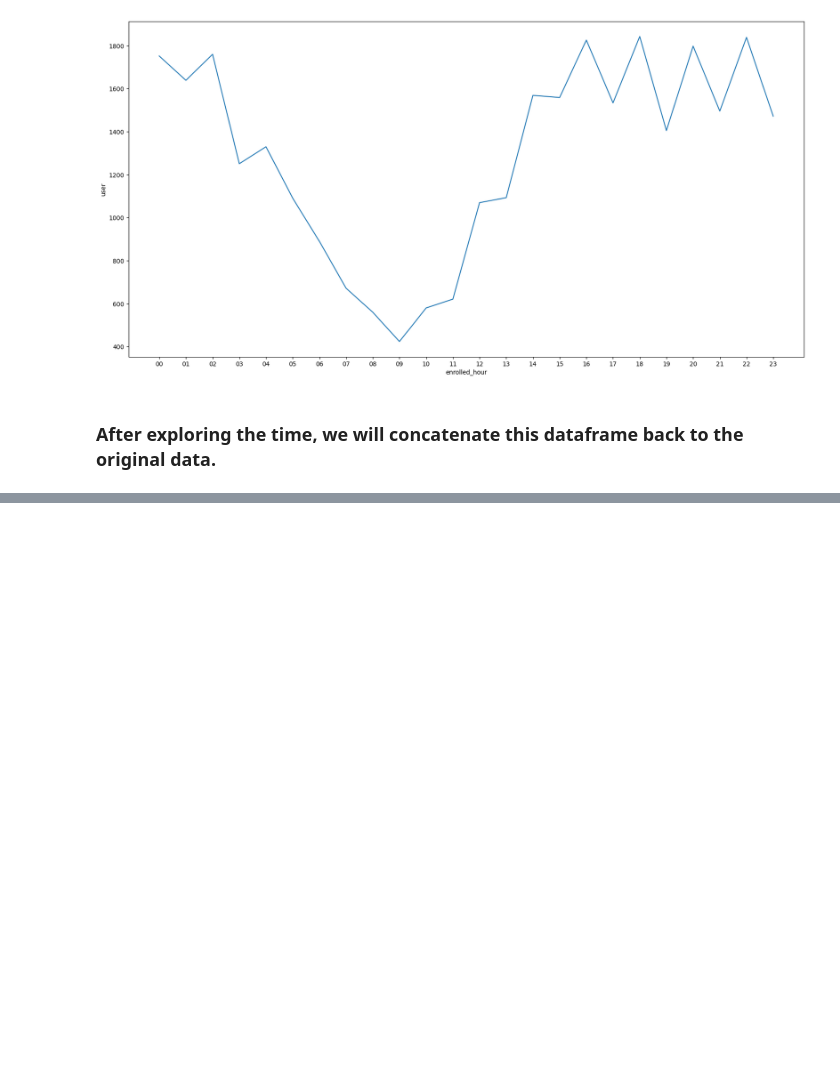
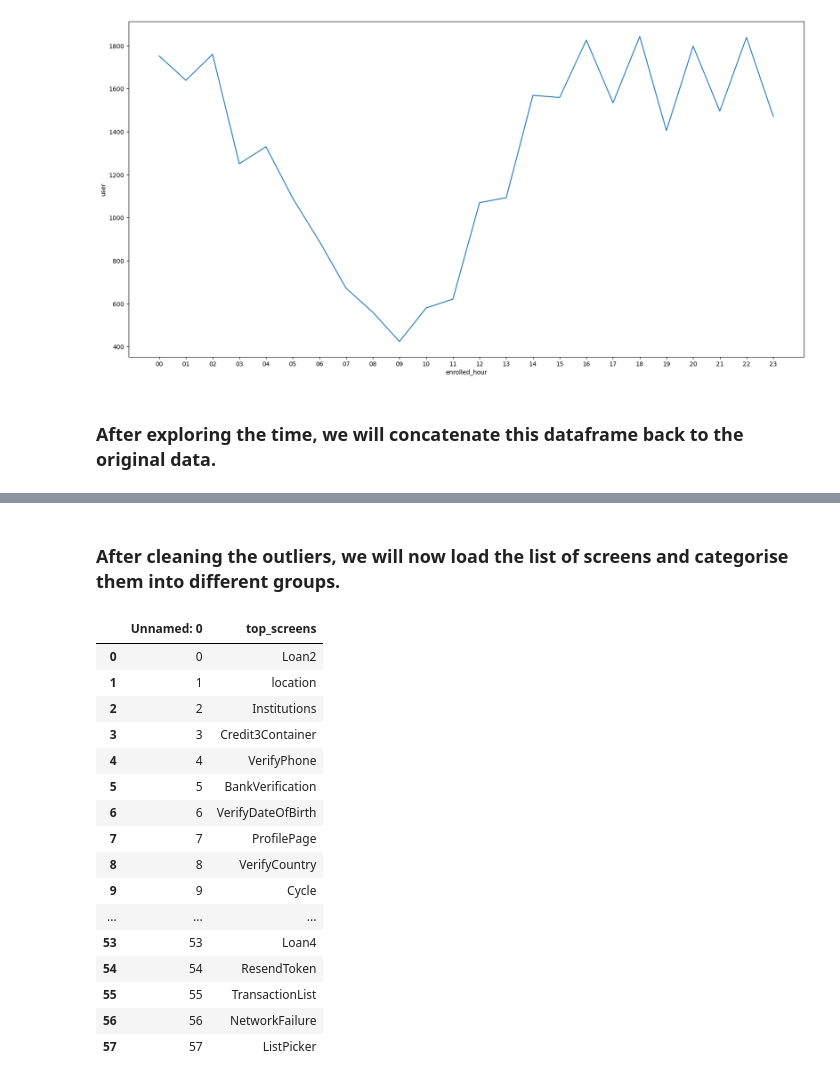
Before and after one commit to Verionyang/Project-_User_usage_Banking_App, a Jupyter notebook: Notebooks/Untitled.ipynb, the cells around one changed output, grey strips where cells are left out. Cells and saved outputs as stored; diff of their text form; code cells hidden in the pictures; blank space fills up the shorter version.

```diff
--- a/Notebooks/Untitled.ipynb
+++ b/Notebooks/Untitled.ipynb
@@ -278,0 +453,23 @@ data = data.drop(columns=['first_open'])
+# %% [markdown]
+### After cleaning the outliers, we will now load the list of screens and categorise them into different groups.
+# %%
+screen = pd.read_csv("../data/raw/top_screens.csv")
+screen
+# %% [output]
+|  | Unnamed: 0 | top_screens |
+| 0 | 0 | Loan2 |
+| 1 | 1 | location |
+| 2 | 2 | Institutions |
+| 3 | 3 | Credit3Container |
+| 4 | 4 | VerifyPhone |
+| 5 | 5 | BankVerification |
+| 6 | 6 | VerifyDateOfBirth |
+| 7 | 7 | ProfilePage |
+| 8 | 8 | VerifyCountry |
+| 9 | 9 | Cycle |
+| ... | ... | ... |
+| 53 | 53 | Loan4 |
+| 54 | 54 | ResendToken |
+| 55 | 55 | TransactionList |
+| 56 | 56 | NetworkFailure |
+| 57 | 57 | ListPicker |
```
Also changed, not shown: parts of 22 cells of this notebook, 2 other files.
